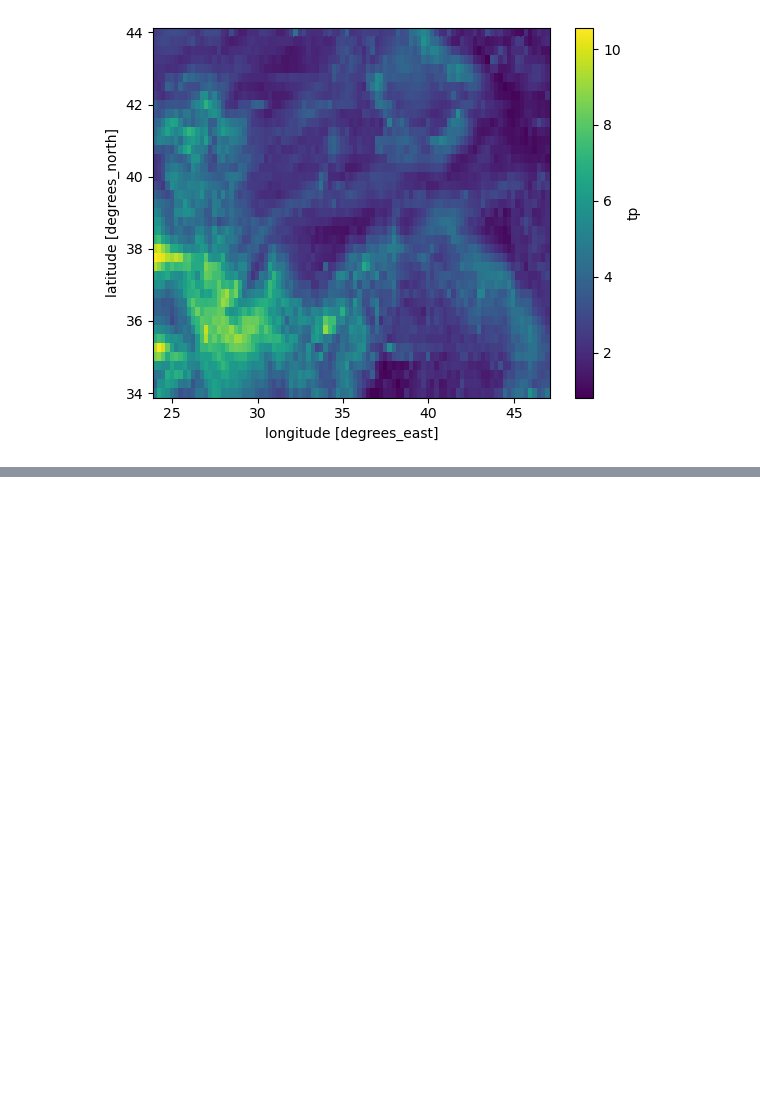
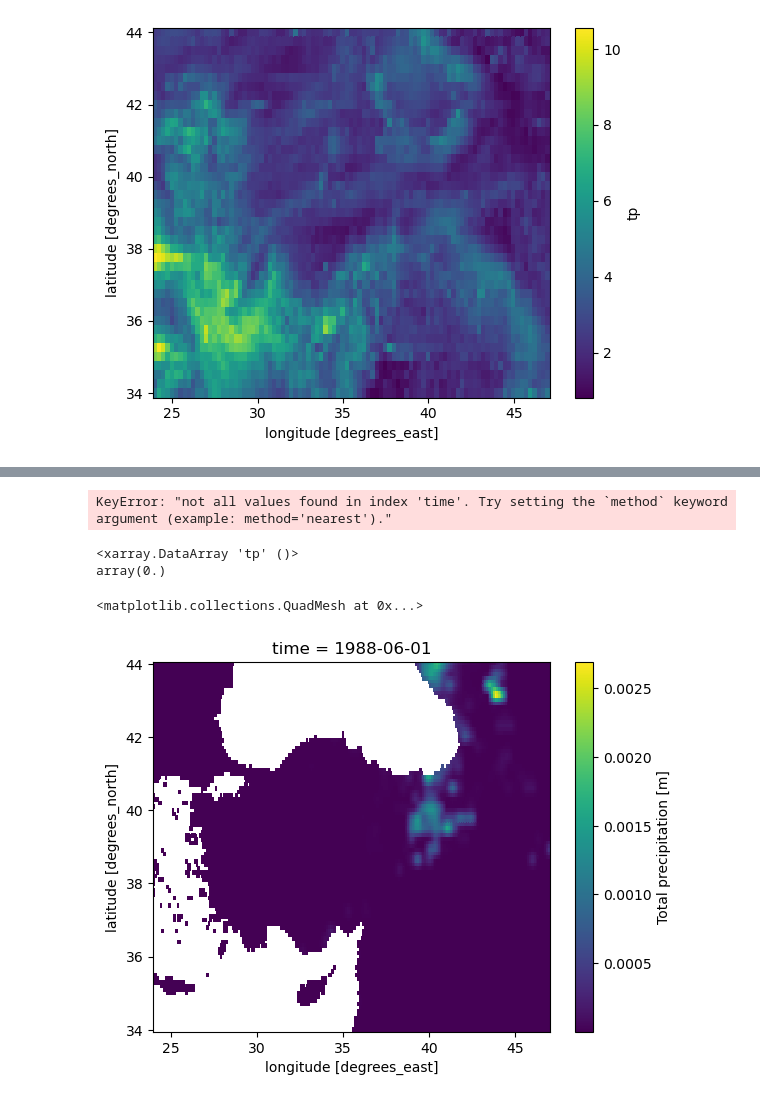
Before and after one commit to donmezkutay/msc-thesis-codes, a Jupyter notebook: era5land_adjust_data.ipynb, the cells around one changed output, grey strips where cells are left out. Drawn from its saved outputs; the diff is of its cells as text; code cells hidden in the pictures; blank space fills up the shorter version.

```diff
--- a/era5land_adjust_data.ipynb
+++ b/era5land_adjust_data.ipynb
@@ -282,0 +342,16 @@ era5 = xr.open_dataset(fr'/mnt/d/JupyterLab/Yuksek_Lisans/msc_thesis_data/era5/e
+# %%
+kk = xr.open_dataset(fr'{path_general}/era5land_TOT_PREC_JJA_1hr_.nc')
+# %%
+kk.sel(time='1988-07-01T06:00:00.000000000')['tp'].min()#.plot()
+# %% [output]
+KeyError: "not all values found in index 'time'. Try setting the `method` keyword argument (example: method='nearest')."
+# %%
+kk['tp'].min()
+# %% [output]
+<xarray.DataArray 'tp' ()>
+array(0.)
+# %%
+kk['tp'].where(kk['tp'].min())[0].plot()
+# %% [output]
+<matplotlib.collections.QuadMesh at 0x...>
+[figure, added]
```
Also changed, not shown: parts of 17 cells of this notebook, 1 other file.
